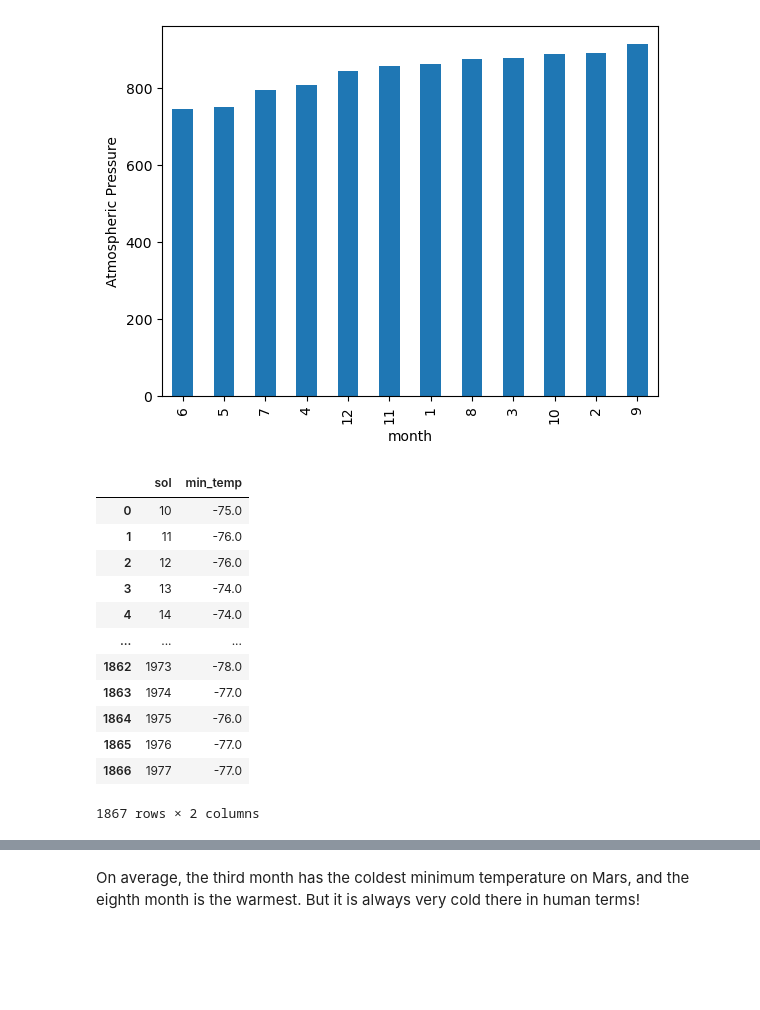
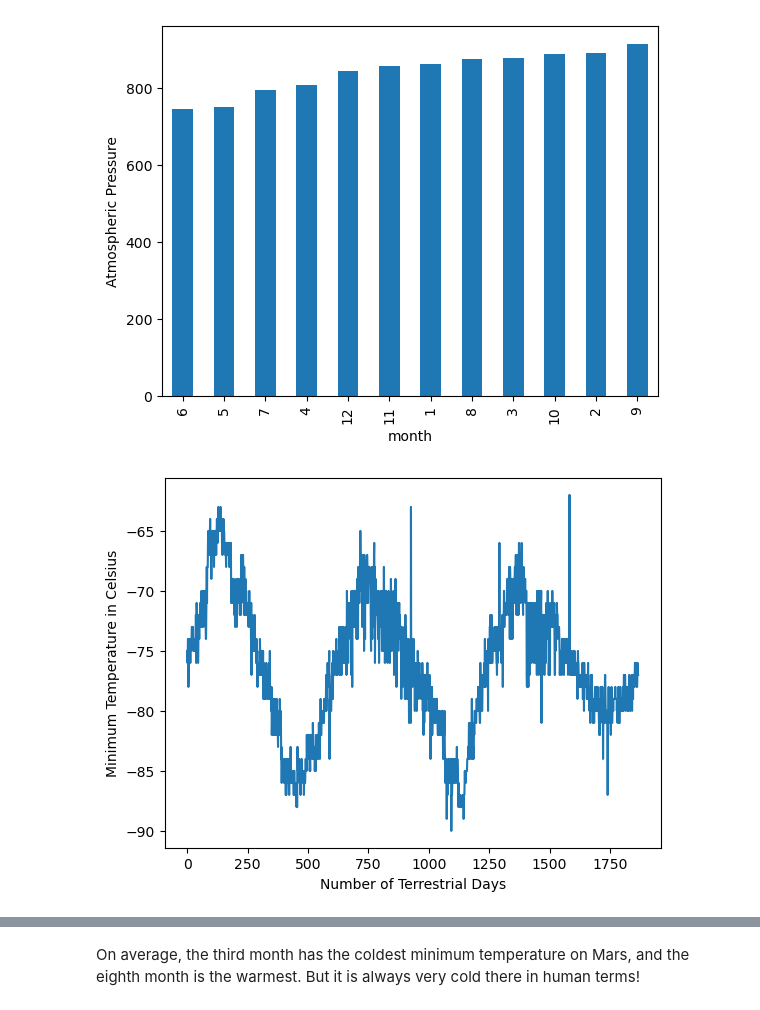
Before and after one commit to yohannes-daniel/web-scraping-challenge, a Jupyter notebook: part_2_mars_weather.ipynb, the cells around one changed output, grey strips where cells are left out. Cells and saved outputs as stored; diff of their text form; code cells hidden in the pictures; blank space fills up the shorter version.

```diff
--- a/part_2_mars_weather.ipynb
+++ b/part_2_mars_weather.ipynb
@@ -244,20 +244,8 @@ plt.show()
 [figure]
 # %%
 # 5. How many terrestrial (earth) days are there in a Martian year?
-# Isolate the sol and min_temp columns
-mars_terr_df = mars_df.loc[:, ['sol', 'min_temp']]
-mars_terr_df
+mars_df.min_temp.plot(xlabel='Number of Terrestrial Days', ylabel='Minimum Temperature in Celsius')
+
+plt.show()
 # %% [output]
-|  | sol | min_temp |
-| 0 | 10 | -75.0 |
-| 1 | 11 | -76.0 |
-| 2 | 12 | -76.0 |
-| 3 | 13 | -74.0 |
-| 4 | 14 | -74.0 |
-| ... | ... | ... |
-| 1862 | 1973 | -78.0 |
-| 1863 | 1974 | -77.0 |
-| 1864 | 1975 | -76.0 |
-| 1865 | 1976 | -77.0 |
-| 1866 | 1977 | -77.0 |
-1867 rows × 2 columns
+[figure, added]
```
Also changed, not shown: parts of 4 cells of this notebook.
